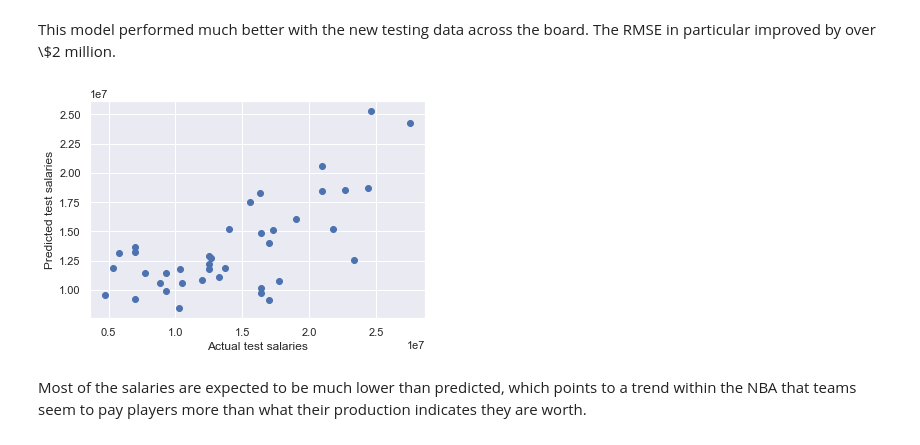
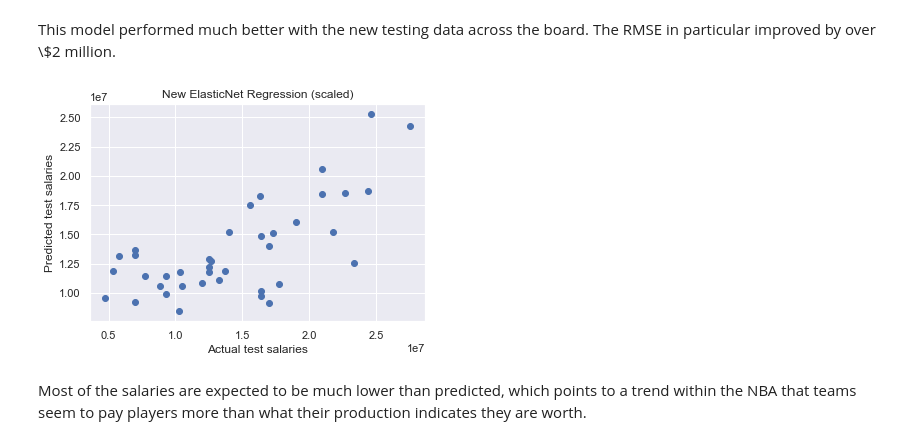
Before and after one commit to Marcial-Medina/Capstone-2---NBA-contracts, a Jupyter notebook: Notebooks/Capstone 2 - Modeling.ipynb, the cells around one changed output. Saved outputs shown, nothing was run; the diff lists cells and outputs as text; code cells hidden in the pictures.

```diff
--- a/Notebooks/Capstone 2 - Modeling.ipynb
+++ b/Notebooks/Capstone 2 - Modeling.ipynb
@@ -1010,11 +1018,12 @@ Root mean squared error (actual and predicted testing salaries): 4227838.6323568
 This model performed much better with the new testing data across the board. The RMSE in particular improved by over \\$2 million.
 # %%
 plt.scatter(new_y_test, new_y_pred_test)
+plt.title('New ElasticNet Regression (scaled)')
 plt.xlabel('Actual test salaries')
 plt.ylabel('Predicted test salaries')
 plt.show()
 # %% [output]
-[figure, old version]
+[figure, new version]
 # %% [markdown]
 Most of the salaries are expected to be much lower than predicted, which points to a trend within the NBA that teams seem to pay players more than what their production indicates they are worth.
 # %% [markdown]
```
Also changed, not shown: parts of 16 cells of this notebook, 2 other files.
